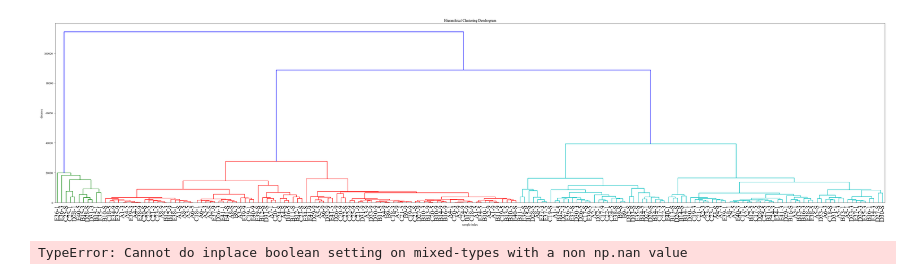
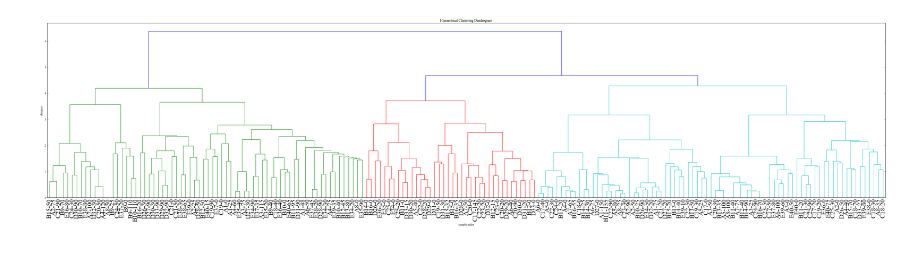
Before and after one commit to sophieclayton/kuroshio_chapter, a Jupyter notebook: phyto_clustering.ipynb, the cells around one changed output. Cells and saved outputs as stored; diff of their text form; code cells hidden in the pictures.

```diff
--- a/phyto_clustering.ipynb
+++ b/phyto_clustering.ipynb
@@ -32,0 +61,14 @@ phyto['sample'] = phyto["STATION"] + '-' + phyto["BOTTLE"]
+# %%
+## need to integrate envorinmental data here
+from skbio.diversity.beta import pw_distances
+
+ids = phyto.columns[2:-4]
+counts = phyto.iloc[0:, 2:-5]
+stations = phyto.index
+
+# or exclude everything but dinos and diatoms
+ids = phyto.columns[4:-9]
+counts = phyto.iloc[0:, 4:-9]
+stations = phyto.index
+
+bc_dm = pw_distances(counts, stations, metric = "braycurtis")
@@ -33,31 +81,16 @@ phyto['sample'] = phyto["STATION"] + '-' + phyto["BOTTLE"]
 # %%
-sub = phyto.drop(['STATION', 'BOTTLE', 'Diatom species richness','Total richness'], axis = 1)
-sub = sub.set_index('sample')
-del sub.index.name
-
-Z = linkage(sub, 'ward')
+Z = linkage(bc_dm.data, 'complete')
 
 fig1 = plt.figure(figsize=(40, 10), dpi = 300)
 plt.title('Hierarchical Clustering Dendrogram')
 plt.xlabel('sample index')
 plt.ylabel('distance')
 dendrogram(
     Z,
     leaf_rotation=90.,  # rotates the x axis labels
     leaf_font_size=22.,  # font size for the x axis labels
-    labels=sub.index
+    labels=bc_dm.ids
 )
 plt.show()
-
-fig1.savefig('../figures/phyto_dendrogram.png', dpi = 300)
 # %% [output]
-[figure, old version]
+[figure, new version]
-# %%
-# make presence absence table
-
-pa = phyto.drop(['Diatom species richness','BOTTLE', "STATION", 'Total richness'], axis = 1)
-pa[pa>0] = 1
-
-sns.heatmap(pa, cmap = 'Blues')
-# %% [output]
-TypeError: Cannot do inplace boolean setting on mixed-types with a non np.nan value
```
Also changed, not shown: parts of 12 cells of this notebook, 5 other files.
